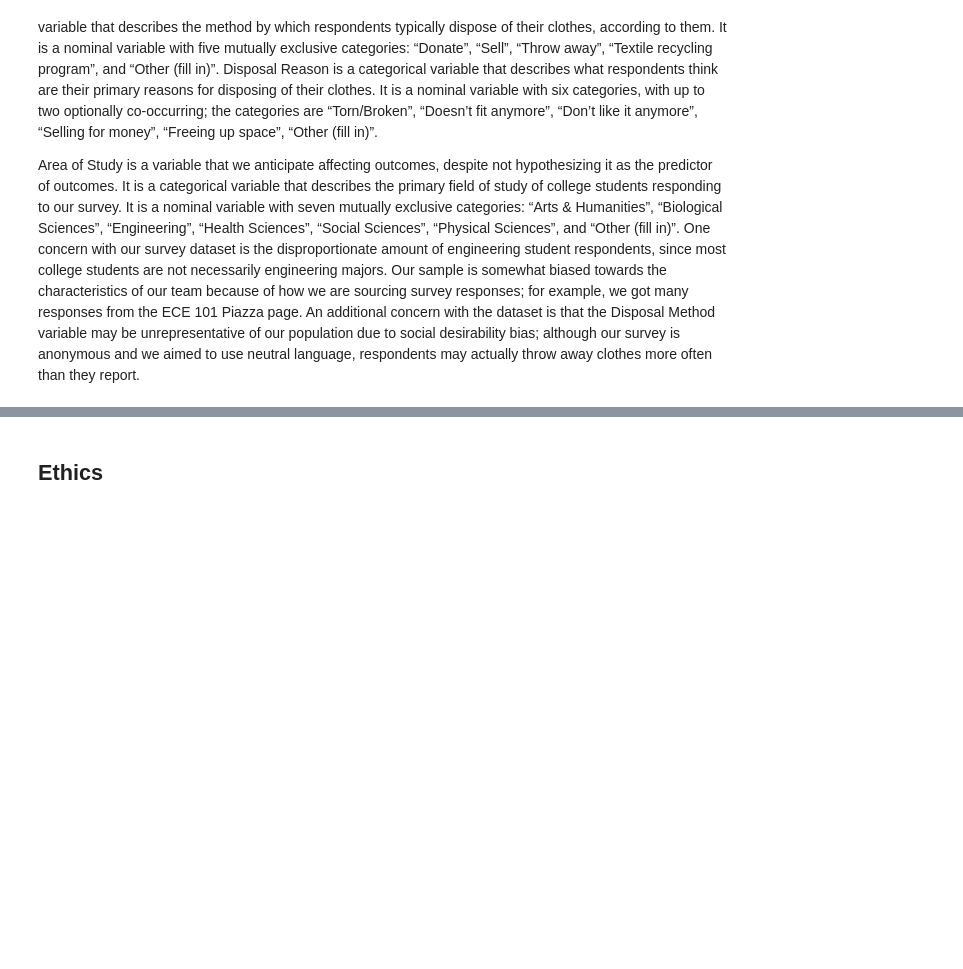
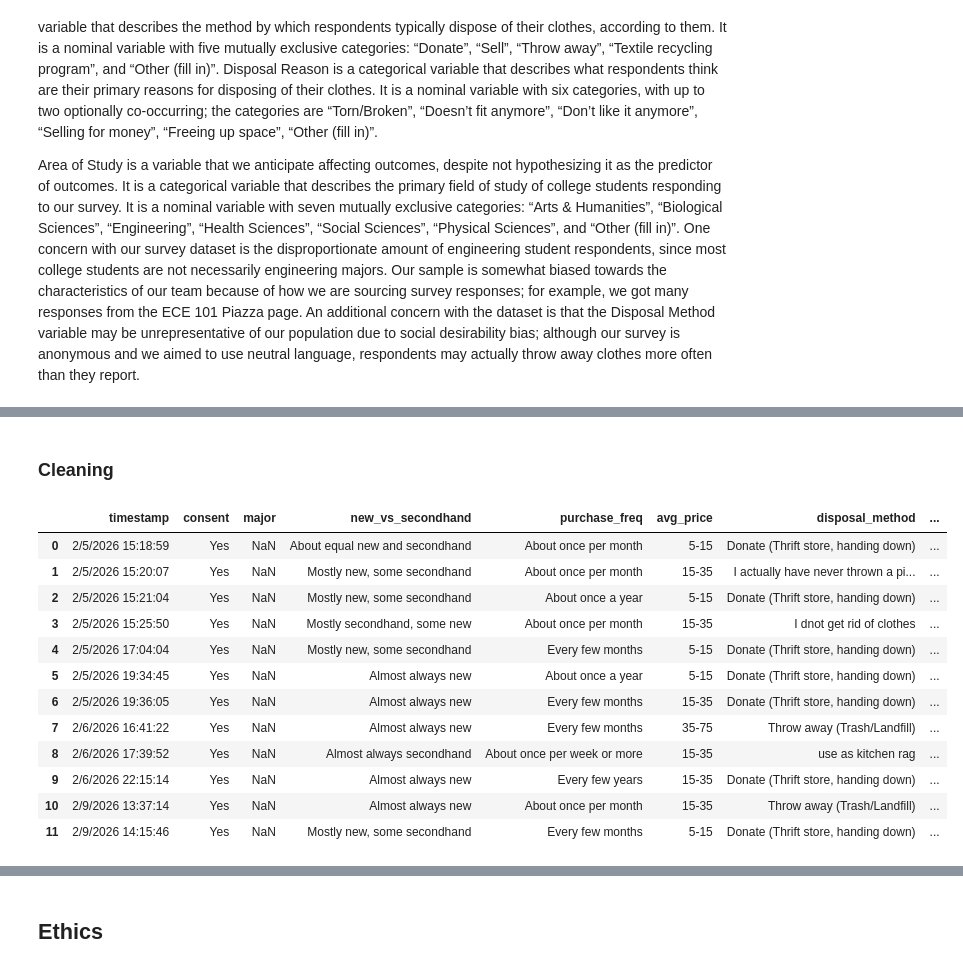
Before and after one commit to COGS108/Group018_WI26, a Jupyter notebook: 01-DataCheckpoint.ipynb, the cells around one changed output, grey strips where cells are left out. Drawn from its saved outputs; the diff is of its cells as text; code cells hidden in the pictures; blank space fills up the shorter version.

Commit message:
Data tidying and cleaning code

```diff
--- a/01-DataCheckpoint.ipynb
+++ b/01-DataCheckpoint.ipynb
@@ -92,0 +112,14 @@ Area of Study is a variable that we anticipate affecting outcomes, despite not h
+# %%
+# Multiple variables are embedded in the `disposal_reason` column, separated by commas.
+# What are the unique reasons for disposal?
+
+unique_reasons = set[str]()
+for response in df['disposal_reason']:
+    unique_reasons.update(response.split(', '))
+
+def count_occurrences(reason: str) -> int:
+    return df['disposal_reason'].str.contains(reason).sum()
+
+disposal_reason_df = pd.DataFrame(unique_reasons, columns=['disposal_reason'])
+disposal_reason_df['count'] = disposal_reason_df['disposal_reason'].apply(count_occurrences)
+disposal_reason_df.sort_values(by='count', ascending=False)
@@ -92,0 +139,26 @@ Area of Study is a variable that we anticipate affecting outcomes, despite not h
+# %%
+# Give common disposal reasons their own columns; collect singletons in a column called 'other'
+
+df_tidy = df.copy()
+
+disposal_col_names = {
+    "Doesn't fit anymore": "disposal_reason_doesnt_fit",
+    "Don't like it anymore": "disposal_reason_dont_like",
+    "Freeing up space": "disposal_reason_space",
+    "Torn/Broken": "disposal_reason_torn",
+    "Selling for money": "disposal_reason_money"
+}
+
+for reason, new_col in disposal_col_names.items():
+    df_tidy[new_col] = df_tidy['disposal_reason'].str.contains(reason).astype(bool)
+
+def is_other(response: str) -> bool:
+    reasons = response.split(', ')
+    other = False
+    for reason in reasons:
+        if reason not in [*disposal_col_names.keys()]:
+            other = True
+    return other
+
+df_tidy['disposal_reason_other'] = df_tidy['disposal_reason'].apply(is_other)
+df_tidy = df_tidy.drop(columns=['disposal_reason'])
@@ -92,0 +176,19 @@ Area of Study is a variable that we anticipate affecting outcomes, despite not h
+# %% [markdown]
+### Cleaning
+# %%
+# Where do we have missing values?
+df_tidy.loc[df_tidy.isna().any(axis=1)]
+# %% [output]
+|  | timestamp | consent | major | new_vs_secondhand | purchase_freq | avg_price | disposal_method | ... |
+| 0 | 2/5/2026 15:18:59 | Yes | NaN | About equal new and secondhand | About once per month | 5-15 | Donate (Thrift store, handing down) | ... |
+| 1 | 2/5/2026 15:20:07 | Yes | NaN | Mostly new, some secondhand | About once per month | 15-35 | I actually have never thrown a pi... | ... |
+| 2 | 2/5/2026 15:21:04 | Yes | NaN | Mostly new, some secondhand | About once a year | 5-15 | Donate (Thrift store, handing down) | ... |
+| 3 | 2/5/2026 15:25:50 | Yes | NaN | Mostly secondhand, some new | About once per month | 15-35 | I dnot get rid of clothes | ... |
+| 4 | 2/5/2026 17:04:04 | Yes | NaN | Mostly new, some secondhand | Every few months | 5-15 | Donate (Thrift store, handing down) | ... |
+| 5 | 2/5/2026 19:34:45 | Yes | NaN | Almost always new | About once a year | 5-15 | Donate (Thrift store, handing down) | ... |
+| 6 | 2/5/2026 19:36:05 | Yes | NaN | Almost always new | Every few months | 15-35 | Donate (Thrift store, handing down) | ... |
+| 7 | 2/6/2026 16:41:22 | Yes | NaN | Almost always new | Every few months | 35-75 | Throw away (Trash/Landfill) | ... |
+| 8 | 2/6/2026 17:39:52 | Yes | NaN | Almost always secondhand | About once per week or more | 15-35 | use as kitchen rag | ... |
+| 9 | 2/6/2026 22:15:14 | Yes | NaN | Almost always new | Every few years | 15-35 | Donate (Thrift store, handing down) | ... |
+| 10 | 2/9/2026 13:37:14 | Yes | NaN | Almost always new | About once per month | 15-35 | Throw away (Trash/Landfill) | ... |
+| 11 | 2/9/2026 14:15:46 | Yes | NaN | Mostly new, some secondhand | Every few months | 5-15 | Donate (Thrift store, handing down) | ... |
```
Also changed, not shown: parts of 12 cells of this notebook.
